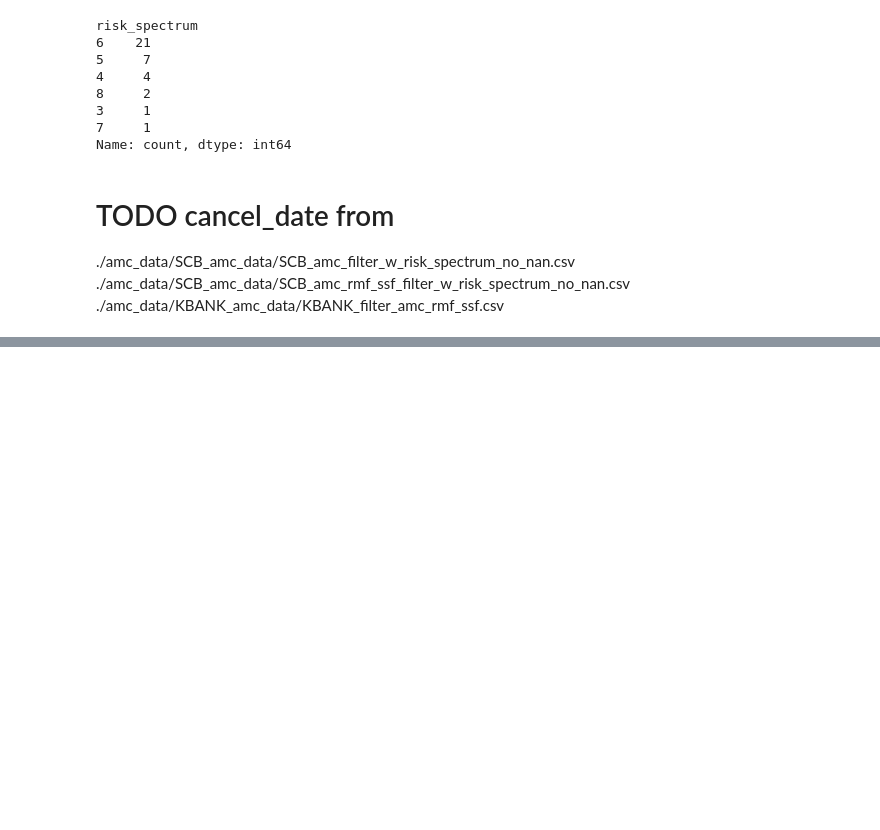
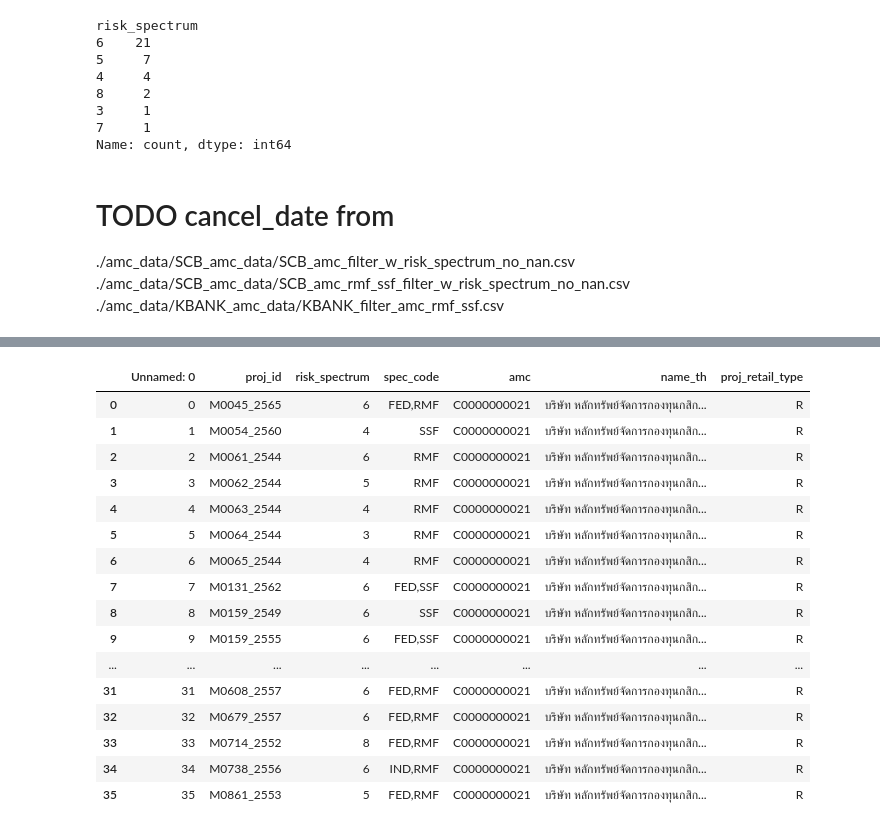
Before and after one commit to taro54071/Finance-Made-Easy-Personalized-Planner, a Jupyter notebook: Python_script/filter_amc_data.ipynb, the cells around one changed output, grey strips where cells are left out. Saved outputs shown, nothing was run; the diff lists cells and outputs as text; code cells hidden in the pictures; blank space fills up the shorter version.

```diff
--- a/Python_script/filter_amc_data.ipynb
+++ b/Python_script/filter_amc_data.ipynb
@@ -673,0 +734,21 @@ tmp_KBANK_amc_rmf_ssf.to_csv('./amc_data/KBANK_AMC_DATA/KBANK_filter_amc_rmf_ssf
+# %%
+df_kbank_sf = pd.read_csv("./amc_data/KBANK_amc_data/KBANK_filter_amc_rmf_ssf.csv")
+df_kbank_sf
+# %% [output]
+|  | Unnamed: 0 | proj_id | risk_spectrum | spec_code | amc | name_th | proj_retail_type |
+| 0 | 0 | M0045_2565 | 6 | FED,RMF | C0000000021 | บริษัท หลักทรัพย์จัดการกองทุนกสิก... | R |
+| 1 | 1 | M0054_2560 | 4 | SSF | C0000000021 | บริษัท หลักทรัพย์จัดการกองทุนกสิก... | R |
+| 2 | 2 | M0061_2544 | 6 | RMF | C0000000021 | บริษัท หลักทรัพย์จัดการกองทุนกสิก... | R |
+| 3 | 3 | M0062_2544 | 5 | RMF | C0000000021 | บริษัท หลักทรัพย์จัดการกองทุนกสิก... | R |
+| 4 | 4 | M0063_2544 | 4 | RMF | C0000000021 | บริษัท หลักทรัพย์จัดการกองทุนกสิก... | R |
+| 5 | 5 | M0064_2544 | 3 | RMF | C0000000021 | บริษัท หลักทรัพย์จัดการกองทุนกสิก... | R |
+| 6 | 6 | M0065_2544 | 4 | RMF | C0000000021 | บริษัท หลักทรัพย์จัดการกองทุนกสิก... | R |
+| 7 | 7 | M0131_2562 | 6 | FED,SSF | C0000000021 | บริษัท หลักทรัพย์จัดการกองทุนกสิก... | R |
+| 8 | 8 | M0159_2549 | 6 | SSF | C0000000021 | บริษัท หลักทรัพย์จัดการกองทุนกสิก... | R |
+| 9 | 9 | M0159_2555 | 6 | FED,SSF | C0000000021 | บริษัท หลักทรัพย์จัดการกองทุนกสิก... | R |
+| ... | ... | ... | ... | ... | ... | ... | ... |
+| 31 | 31 | M0608_2557 | 6 | FED,RMF | C0000000021 | บริษัท หลักทรัพย์จัดการกองทุนกสิก... | R |
+| 32 | 32 | M0679_2557 | 6 | FED,RMF | C0000000021 | บริษัท หลักทรัพย์จัดการกองทุนกสิก... | R |
+| 33 | 33 | M0714_2552 | 8 | FED,RMF | C0000000021 | บริษัท หลักทรัพย์จัดการกองทุนกสิก... | R |
+| 34 | 34 | M0738_2556 | 6 | IND,RMF | C0000000021 | บริษัท หลักทรัพย์จัดการกองทุนกสิก... | R |
+| 35 | 35 | M0861_2553 | 5 | FED,RMF | C0000000021 | บริษัท หลักทรัพย์จัดการกองทุนกสิก... | R |
```
Also changed, not shown: parts of 24 cells of this notebook.
